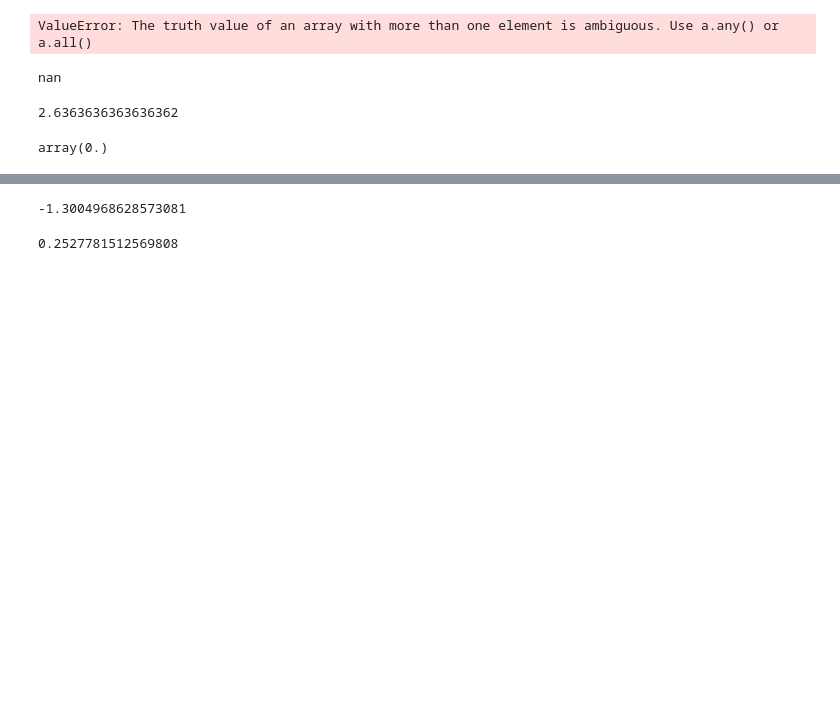
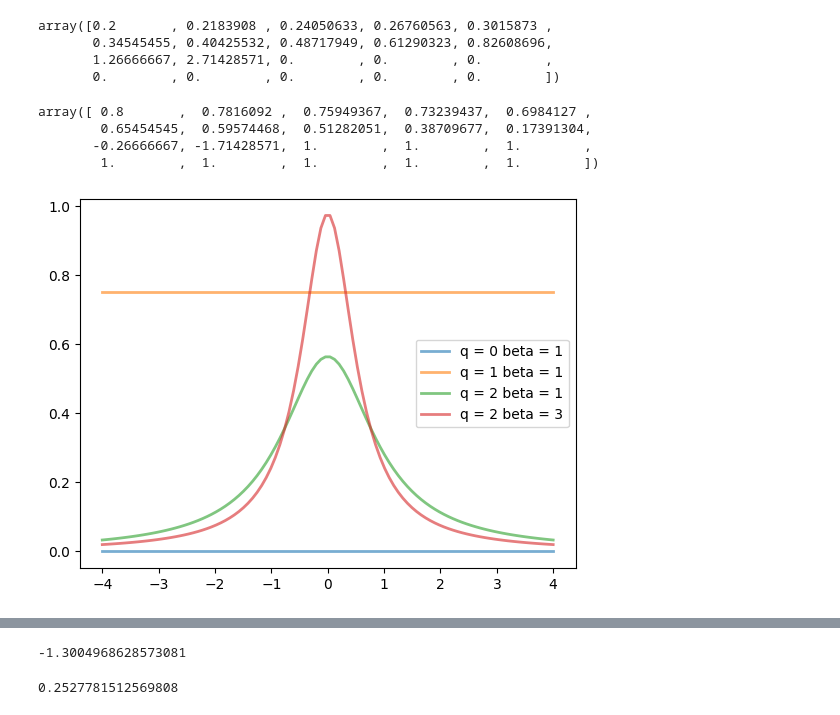
Before and after one commit to kevingivens/tsallis_stats, a Jupyter notebook: demos/demo.ipynb, the cells around one changed output, grey strips where cells are left out. Cells and saved outputs as stored; diff of their text form; code cells hidden in the pictures; blank space fills up the shorter version.

```diff
--- a/demos/demo.ipynb
+++ b/demos/demo.ipynb
@@ -16,20 +10,38 @@ q, beta = 1.9, 2.1
-# %%
-q_gaussian.q_exp(np.array([1,2,3]), q)
-# %% [output]
-ValueError: The truth value of an array with more than one element is ambiguous. Use a.any() or a.all()
+# %%
+#q, beta = 0, 1
+#q, beta = 1, 1
+#q, beta = 2, 1
+#q, beta = 2, 3
+params = [(0, 1),(1, 1),(2, 1),(2, 3)]
+
+x = np.linspace(-4,4,100)
+# %%
+sample_exp = q_exp(x, q)
+sample_exp
+# %% [output]
+array([0.2       , 0.2183908 , 0.24050633, 0.26760563, 0.3015873 ,
+       0.34545455, 0.40425532, 0.48717949, 0.61290323, 0.82608696,
+       1.26666667, 2.71428571, 0.        , 0.        , 0.        ,
+       0.        , 0.        , 0.        , 0.        , 0.        ])
+# %%
+sample_log  = q_log(sample_exp, q)
+sample_log
+# %% [output]
+array([ 0.8       ,  0.7816092 ,  0.75949367,  0.73239437,  0.6984127 ,
+        0.65454545,  0.59574468,  0.51282051,  0.38709677,  0.17391304,
+       -0.26666667, -1.71428571,  1.        ,  1.        ,  1.        ,
+        1.        ,  1.        ,  1.        ,  1.        ,  1.        ])
+# %%
+fig, ax = plt.subplots()
+for p in params:
+    ax.plot(x, q_gaussian.pdf(x, p[0], p[1]), lw=2, alpha=0.6, label=f'q = {p[0]} beta = {p[1]}')
+ax.legend()
+#ax.plot(x, q_gaussian.pdf(x, q, beta), 'r-', lw=3, alpha=0.6, label='beta pdf')
+#ax.plot(x, q_gaussian.pdf(x, q, beta), 'r-', lw=3, alpha=0.6, label='beta pdf')
+plt.show()
+# %% [output]
+[figure, added]
 # %%
 mean, var, skew, kurt = q_gaussian.stats(q, beta, moments='mvsk')
 rvs = q_gaussian.rvs(q, beta, size=10000)
 print(rvs.mean(), rvs.var())
-# %%
-np.log(-1)
-# %% [output]
-nan
-# %%
-(1 + q)/(3 - q)
-# %% [output]
-2.6363636363636362
-# %%
-mean
-# %% [output]
-array(0.)
```
Also changed, not shown: parts of 4 cells of this notebook, 1 other file.
